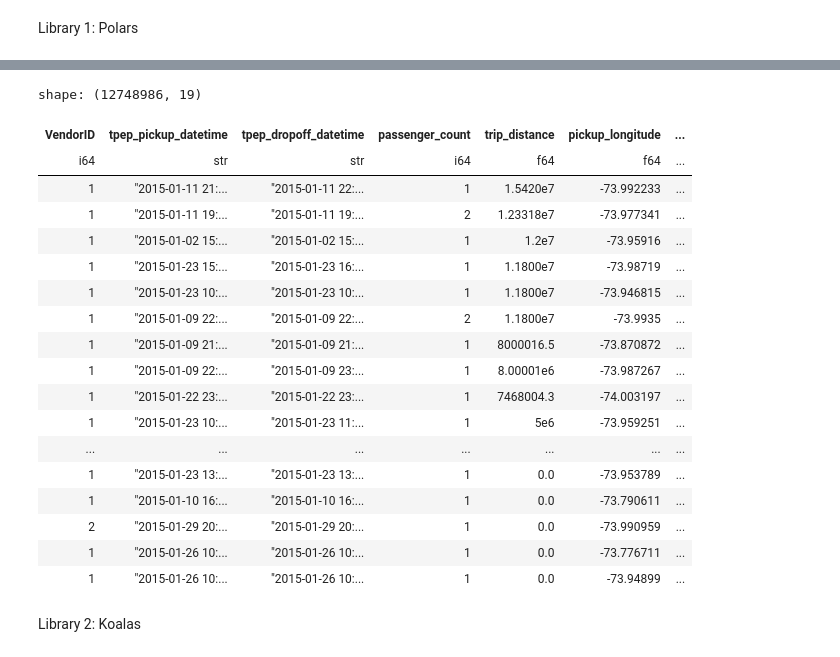
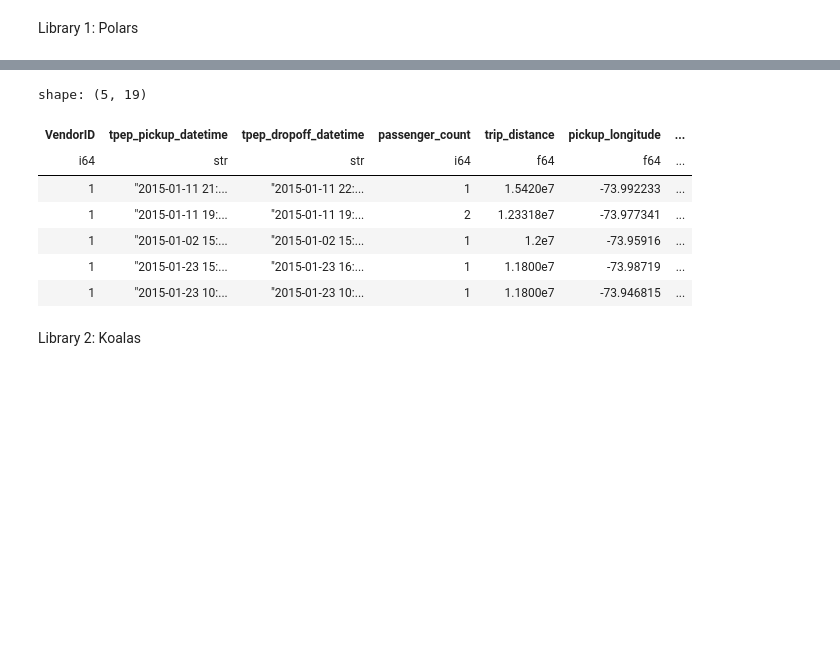
Before and after one commit to drshahizan/Python-big-data, a Jupyter notebook: Project/QUAD/QUAD_Project.ipynb, the cells around one changed output, grey strips where cells are left out. Drawn from its saved outputs; the diff is of its cells as text; code cells hidden in the pictures; blank space fills up the shorter version.

```diff
--- a/Project/QUAD/QUAD_Project.ipynb
+++ b/Project/QUAD/QUAD_Project.ipynb
@@ -407,5 +405,5 @@ shape: (10, 19)
 from polars import col
 trip_dist= pldf.lazy().sort(col("trip_distance"), reverse = True)
 trip_dist1=trip_dist.collect()
-trip_dist1
+trip_dist1.head()
 # %% [output]
@@ -414,22 +412,11 @@ Wall time: 12.9 s
-shape: (12748986, 19)
+shape: (5, 19)
 | VendorID | tpep_pickup_datetime | tpep_dropoff_datetime | passenger_count | trip_distance | pickup_longitude | ... |
 | i64 | str | str | i64 | f64 | f64 | ... |
 | 1 | "2015-01-11 21:... | "2015-01-11 22:... | 1 | 1.5420e7 | -73.992233 | ... |
 | 1 | "2015-01-11 19:... | "2015-01-11 19:... | 2 | 1.23318e7 | -73.977341 | ... |
 | 1 | "2015-01-02 15:... | "2015-01-02 15:... | 1 | 1.2e7 | -73.95916 | ... |
 | 1 | "2015-01-23 15:... | "2015-01-23 16:... | 1 | 1.1800e7 | -73.98719 | ... |
 | 1 | "2015-01-23 10:... | "2015-01-23 10:... | 1 | 1.1800e7 | -73.946815 | ... |
-| 1 | "2015-01-09 22:... | "2015-01-09 22:... | 2 | 1.1800e7 | -73.9935 | ... |
-| 1 | "2015-01-09 21:... | "2015-01-09 21:... | 1 | 8000016.5 | -73.870872 | ... |
-| 1 | "2015-01-09 22:... | "2015-01-09 23:... | 1 | 8.00001e6 | -73.987267 | ... |
-| 1 | "2015-01-22 23:... | "2015-01-22 23:... | 1 | 7468004.3 | -74.003197 | ... |
-| 1 | "2015-01-23 10:... | "2015-01-23 11:... | 1 | 5e6 | -73.959251 | ... |
-| ... | ... | ... | ... | ... | ... | ... |
-| 1 | "2015-01-23 13:... | "2015-01-23 13:... | 1 | 0.0 | -73.953789 | ... |
-| 1 | "2015-01-10 16:... | "2015-01-10 16:... | 1 | 0.0 | -73.790611 | ... |
-| 2 | "2015-01-29 20:... | "2015-01-29 20:... | 1 | 0.0 | -73.990959 | ... |
-| 1 | "2015-01-26 10:... | "2015-01-26 10:... | 1 | 0.0 | -73.776711 | ... |
-| 1 | "2015-01-26 10:... | "2015-01-26 10:... | 1 | 0.0 | -73.94899 | ... |
 # %% [markdown]
 Library 2: Koalas
 # %%
```
Also changed, not shown: parts of 58 cells of this notebook.
